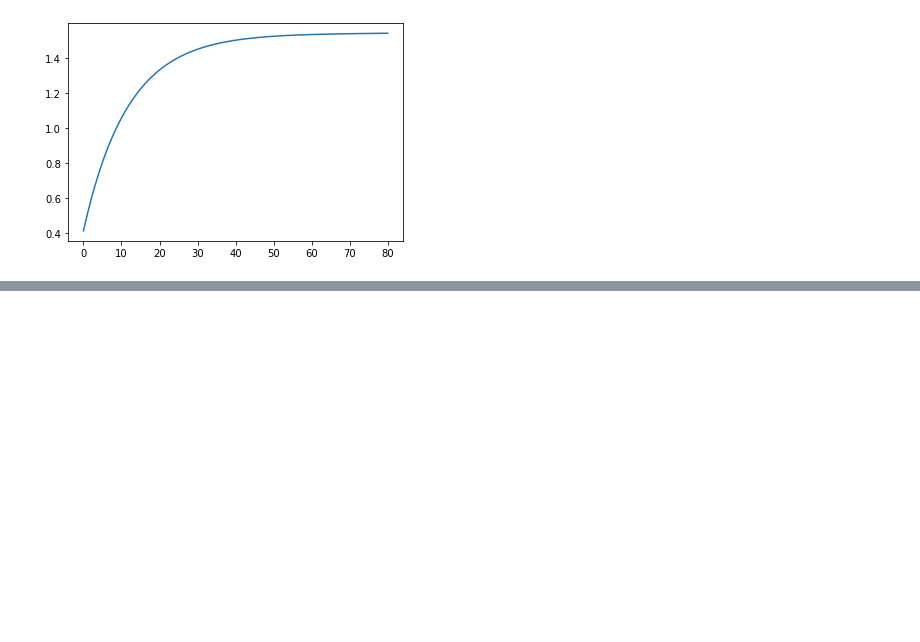
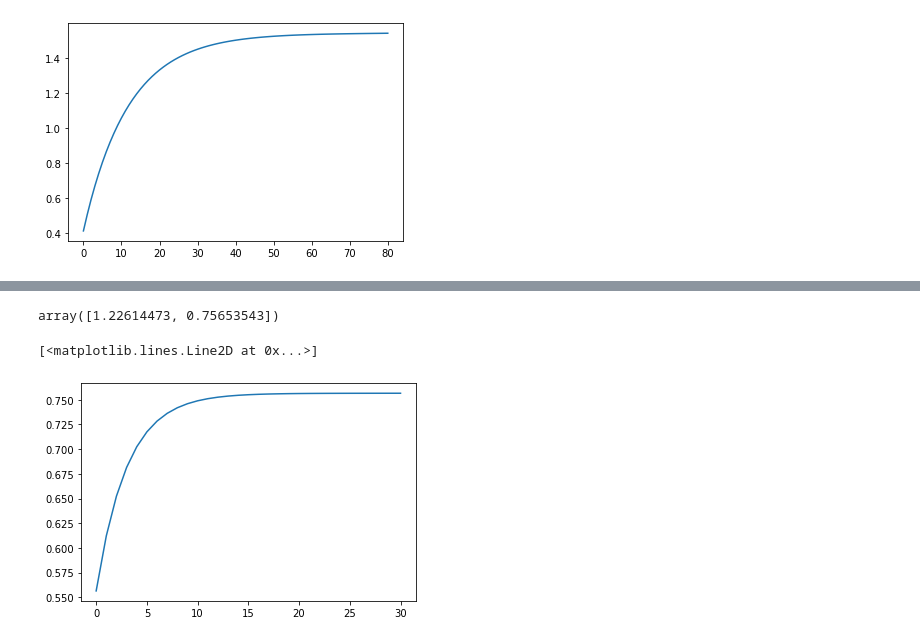
Before and after one commit to kenjisato/hasumi-book, a Jupyter notebook: 2-4-Ramsey.ipynb, the cells around one changed output, grey strips where cells are left out. Saved outputs shown, nothing was run; the diff lists cells and outputs as text; code cells hidden in the pictures; blank space fills up the shorter version.

Commit message:
add hasumi case

```diff
--- a/2-4-Ramsey.ipynb
+++ b/2-4-Ramsey.ipynb
@@ -162,0 +184,22 @@ plt.plot(c_sol)
+# %%
+params = {
+    alpha: 0.3,
+    delta: 0.25,
+    g: 0,
+    n: 0,
+    theta: 1,
+    beta: 0.99
+}
+# %%
+ss_hasumi = solve_ss(EK, EC, params, x0=[4, 4])
+ss_hasumi
+# %% [output]
+array([1.22614473, 0.75653543])
+# %%
+k_sol_below, c_sol_below = \
+    solve_optimal_growth(EK, EC, ss_hasumi[0]/2, ss_hasumi[1], params, 30)
+# %%
+plt.plot(c_sol_below)
+# %% [output]
+[<matplotlib.lines.Line2D at 0x...>]
+[figure, added]
```
Also changed, not shown: parts of 12 cells of this notebook.
